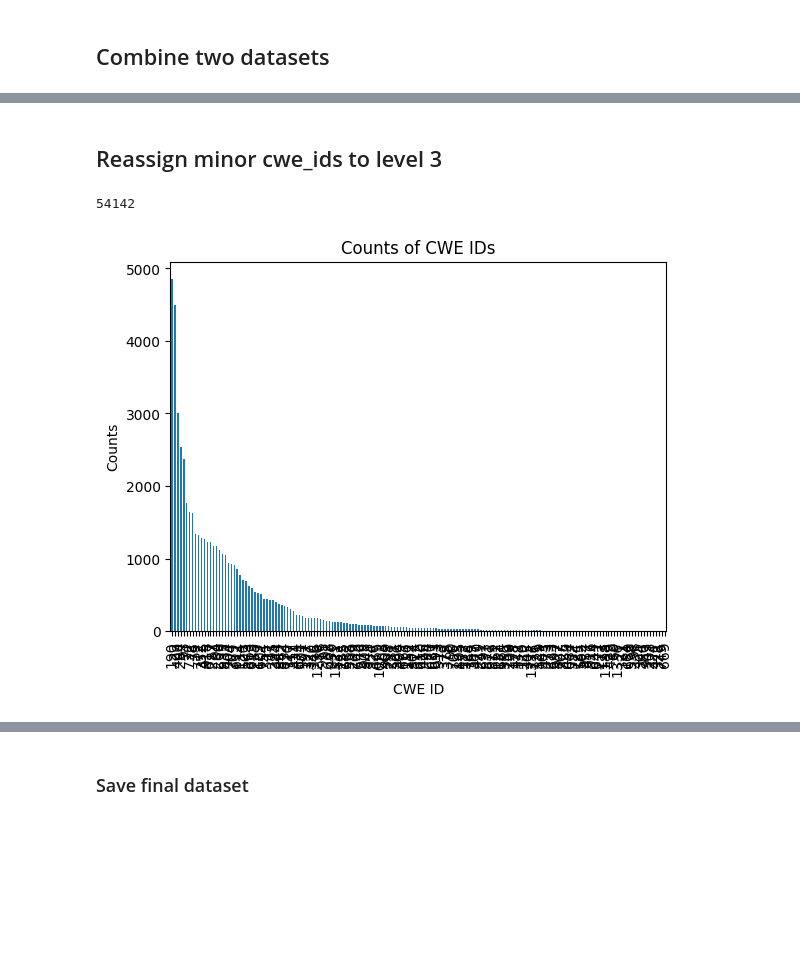
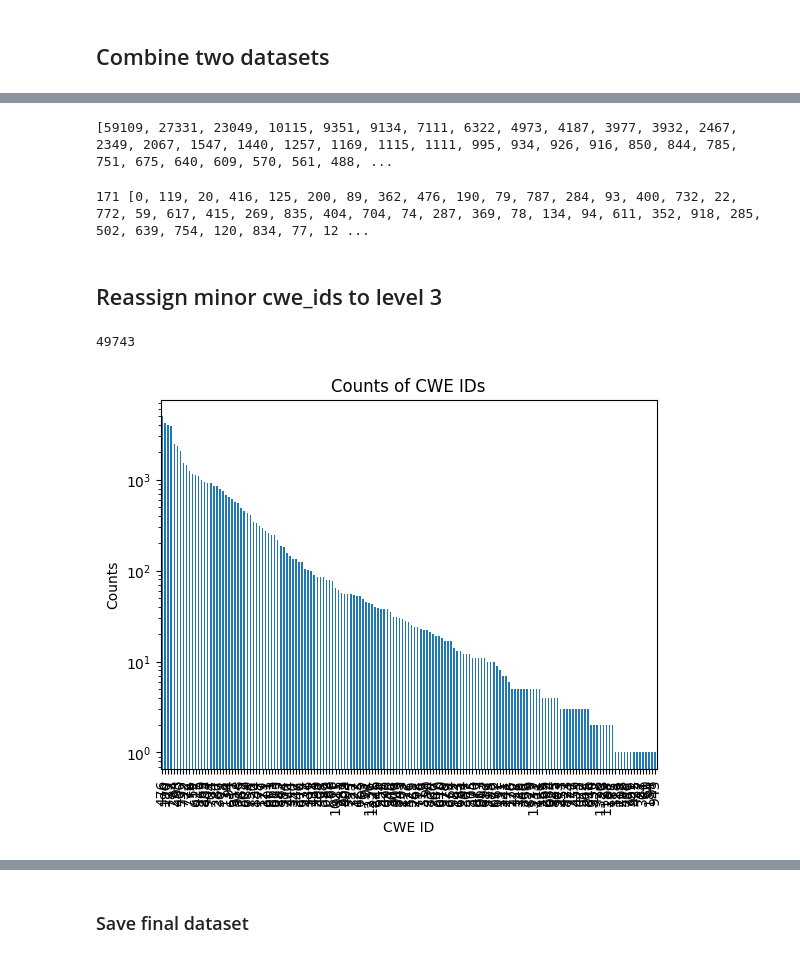
Before and after one commit to seunghee6022/TransVulDet, a Jupyter notebook: Reassigning_minor_cwes_and_split_datasets.ipynb, the cells around one changed output, grey strips where cells are left out. Saved outputs shown, nothing was run; the diff lists cells and outputs as text; code cells hidden in the pictures; blank space fills up the shorter version.

```diff
--- a/Reassigning_minor_cwes_and_split_datasets.ipynb
+++ b/Reassigning_minor_cwes_and_split_datasets.ipynb
@@ -5,7 +5,7 @@ import pandas as pd
 data_path = 'datasets_'
 # node_paths_dir = 'data_preprocessing/preprocessed_datasets/debug_datasets'
 # %%
-df = pd.read_csv(f'{data_path}/MSR.csv')
+df = pd.read_csv('data_preprocessing/Bigvul/MSR.csv')
 nan_counts = df.isna().sum()
 print("Before dropping nan\n",nan_counts)
 df = df.drop_duplicates()
@@ -42,7 +42,7 @@ dtype: int64
 | 145742 | uint8_t rfc_parse_data(tRFC_MCB* ... | 125 | CVE-2018-9503 | 1 |
 133105 rows × 4 columns
 # %%
-CVEfixes_df = pd.read_csv(f'{data_path}/CVEfixes_new.csv')
+CVEfixes_df = pd.read_csv('data_preprocessing/CVEfixes/CVEfixes_new.csv')
 nan_counts = CVEfixes_df.isna().sum()
 print("Before dropping nan\n",nan_counts)
 CVEfixes_df = CVEfixes_df.dropna()
@@ -372,18 +386,31 @@ plt.show()
+# %%
+cwe_counts = combined_df['cwe_id'].value_counts()
+print(cwe_counts.tolist())
+# %% [output]
+[59109, 27331, 23049, 10115, 9351, 9134, 7111, 6322, 4973, 4187, 3977, 3932, 2467, 2349, 2067, 1547, 1440, 1257, 1169, 1115, 1111, 995, 934, 926, 916, 850, 844, 785, 751, 675, 640, 609, 570, 561, 488, ...
+# %%
+cwe_sort = cwe_counts.index.tolist()
+# cwe_sort = sorted([int(item) for item in cwe_sort])
+print(len(cwe_sort),cwe_sort)
+# %% [output]
+171 [0, 119, 20, 416, 125, 200, 89, 362, 476, 190, 79, 787, 284, 93, 400, 732, 22, 772, 59, 617, 415, 269, 835, 404, 704, 74, 287, 369, 78, 134, 94, 611, 352, 918, 285, 502, 639, 754, 120, 834, 77, 12 ...
 # %% [markdown]
 ## Reassign minor cwe_ids to level 3
 # %%
+# log plot - y axis log scale --> more understandable
+
 # Filter out 'cwe_id's with count less than 20
 filtered_cwes = cwe_counts[cwe_counts < 5000]
 print(filtered_cwes.sum())
 # Plotting
-filtered_cwes.plot(kind='bar')
+filtered_cwes.plot(kind='bar', logy=True)
 plt.xlabel('CWE ID')
 plt.ylabel('Counts')
 plt.title('Counts of CWE IDs')
 plt.show()
 # %% [output]
-54142
+49743
-[figure, old version]
+[figure, new version]
 # %%
 # Filter out 'cwe_id's with count less than minimum_cwe_cnt
 minimum_cwe_cnt = 1000
```
Also changed, not shown: parts of 48 cells of this notebook.
